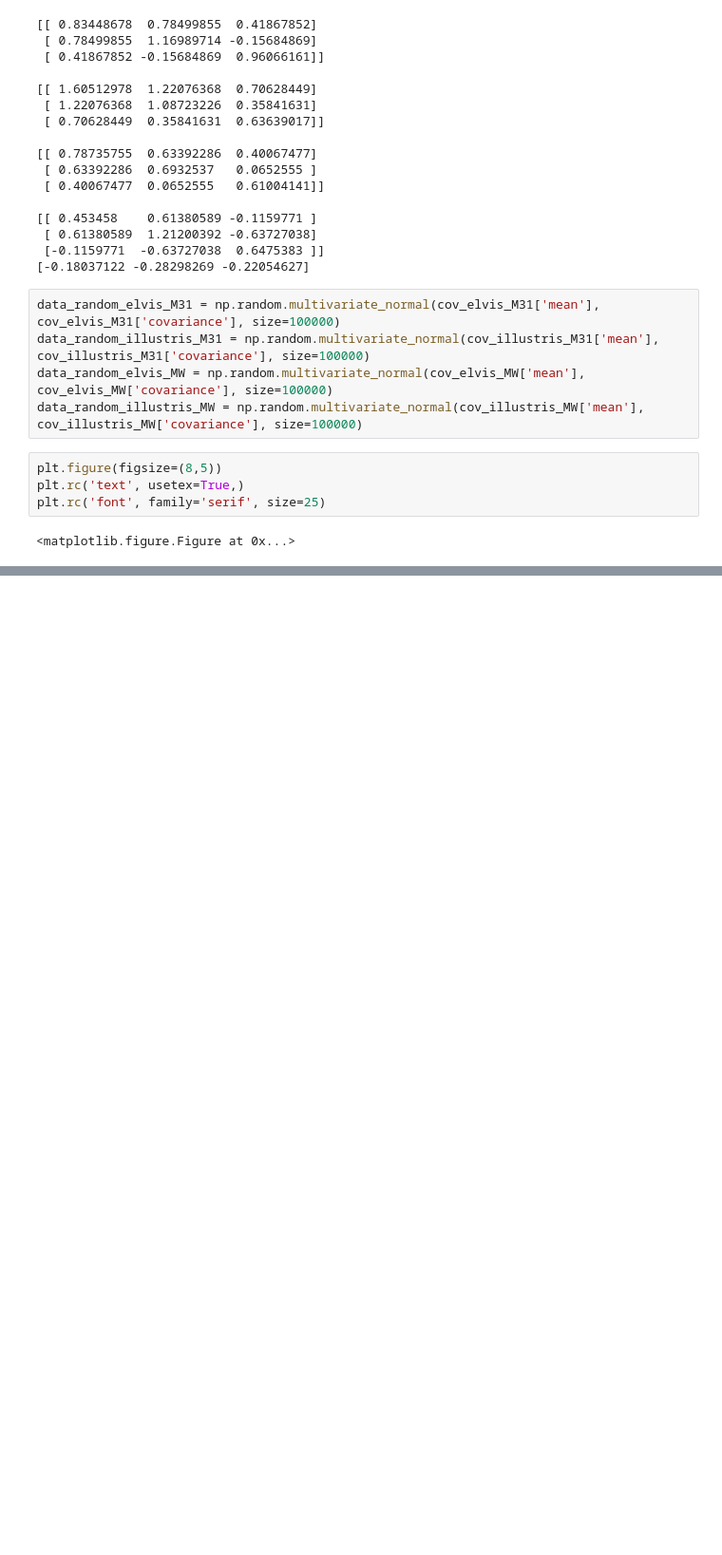
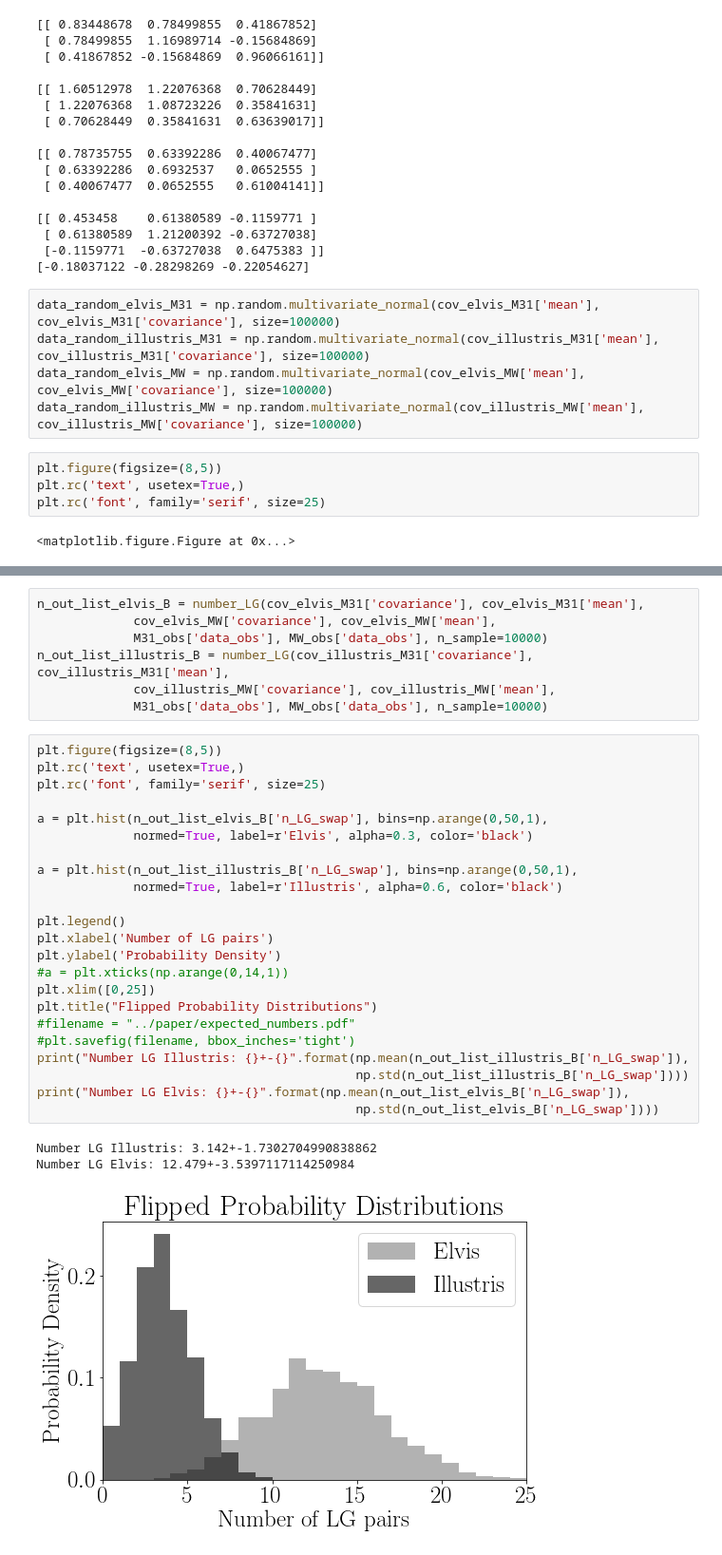
Before and after one commit to astroandes/SatelliteShapeLG, a Jupyter notebook: code/covariances.ipynb, the cells around one changed output, grey strips where cells are left out. Shown at 95% size. Saved outputs shown, nothing was run; the diff lists cells and outputs as text; blank space fills up the shorter version.

```diff
--- a/code/covariances.ipynb
+++ b/code/covariances.ipynb
@@ -324,0 +339,34 @@ plt.xlim([0,12])
+# %%
+n_out_list_elvis_B = number_LG(cov_elvis_M31['covariance'], cov_elvis_M31['mean'],
+             cov_elvis_MW['covariance'], cov_elvis_MW['mean'],
+             M31_obs['data_obs'], MW_obs['data_obs'], n_sample=10000)
+n_out_list_illustris_B = number_LG(cov_illustris_M31['covariance'], cov_illustris_M31['mean'],
+             cov_illustris_MW['covariance'], cov_illustris_MW['mean'],
+             M31_obs['data_obs'], MW_obs['data_obs'], n_sample=10000)
+# %%
+plt.figure(figsize=(8,5))
+plt.rc('text', usetex=True,)
+plt.rc('font', family='serif', size=25)
+
+a = plt.hist(n_out_list_elvis_B['n_LG_swap'], bins=np.arange(0,50,1),
+             normed=True, label=r'Elvis', alpha=0.3, color='black')
+
+a = plt.hist(n_out_list_illustris_B['n_LG_swap'], bins=np.arange(0,50,1),
+             normed=True, label=r'Illustris', alpha=0.6, color='black')
+
+plt.legend()
+plt.xlabel('Number of LG pairs')
+plt.ylabel('Probability Density')
+#a = plt.xticks(np.arange(0,14,1))
+plt.xlim([0,25])
+plt.title("Flipped Probability Distributions")
+#filename = "../paper/expected_numbers.pdf"
+#plt.savefig(filename, bbox_inches='tight')
+print("Number LG Illustris: {}+-{}".format(np.mean(n_out_list_illustris_B['n_LG_swap']),
+                                           np.std(n_out_list_illustris_B['n_LG_swap'])))
+print("Number LG Elvis: {}+-{}".format(np.mean(n_out_list_elvis_B['n_LG_swap']),
+                                           np.std(n_out_list_elvis_B['n_LG_swap'])))
+# %% [output]
+Number LG Illustris: 3.142+-1.7302704990838862
+Number LG Elvis: 12.479+-3.5397117114250984
+[figure, added]
```
Also changed, not shown: parts of 7 cells of this notebook.
